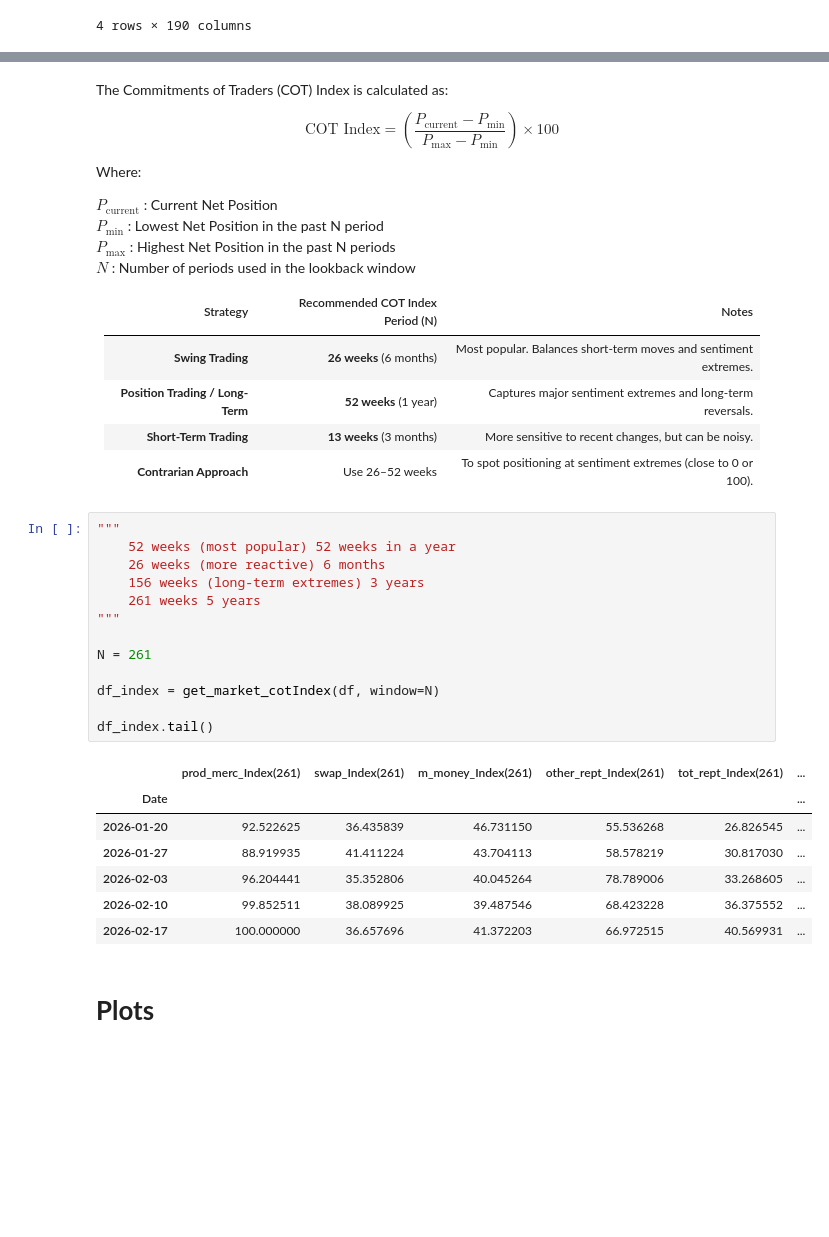
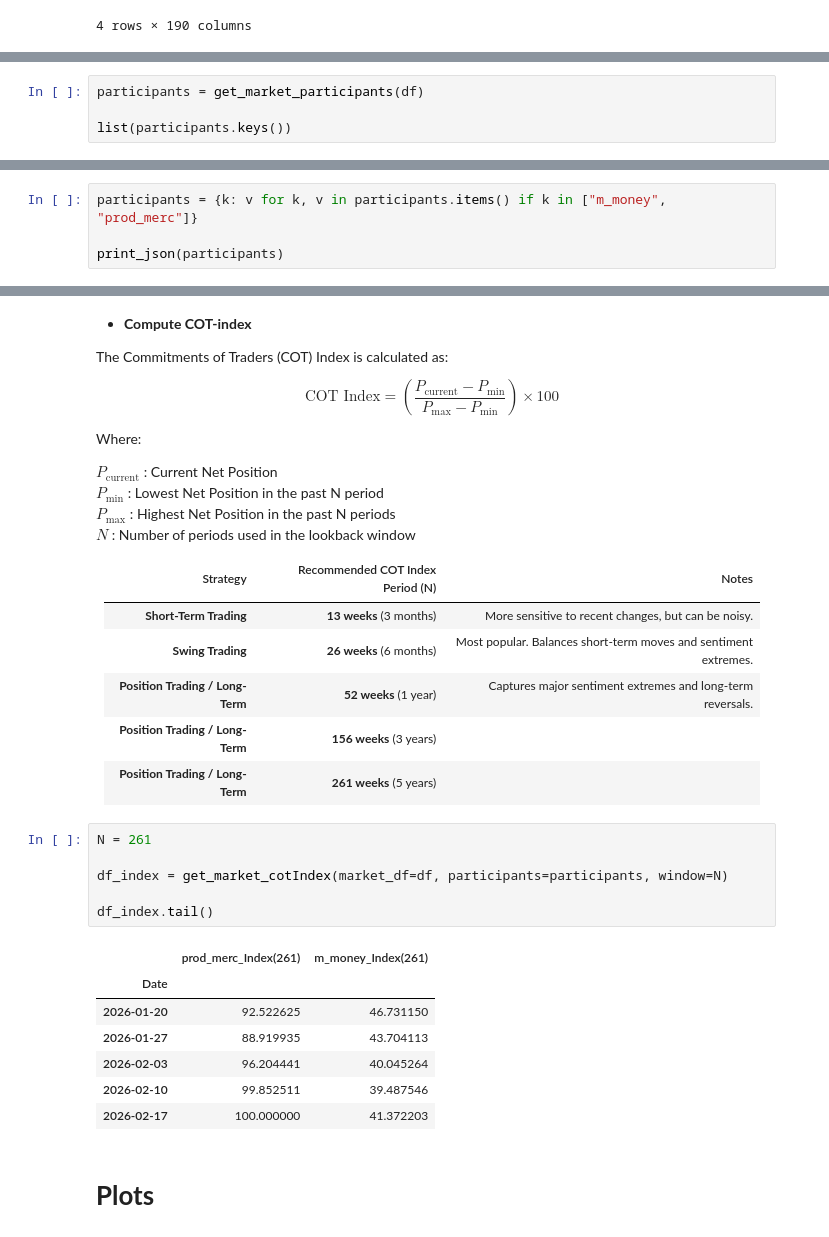
Before and after one commit to mod7ex/COT-analysis, a Jupyter notebook: analysis/cot-index.ipynb, the cells around one changed output, grey strips where cells are left out. Cells and saved outputs as stored; diff of their text form; blank space fills up the shorter version.

```diff
--- a/analysis/cot-index.ipynb
+++ b/analysis/cot-index.ipynb
@@ -35,0 +34,4 @@ df.tail(4)
+# %%
+participants = get_market_participants(df)
+
+list(participants.keys())
@@ -35,0 +40,4 @@ df.tail(4)
+# %%
+participants = {k: v for k, v in participants.items() if k in ["m_money", "prod_merc"]}
+
+print_json(participants)
@@ -36,4 +62,6 @@ df.tail(4)
 # %% [markdown]
+- **Compute COT-index**
+
 The Commitments of Traders (COT) Index is calculated as:
 
 $$
@@ -48,33 +76,27 @@ $ P_{\max} $ :              Highest Net Position in the past  N  periods <br>
 $ N $ :                     Number of periods used in the lookback window
 
 
-| Strategy                         | Recommended COT Index Period (N) | Notes                                                           |
-| -------------------------------- | -------------------------------- | --------------------------------------------------------------- |
-| **Swing Trading**                | **26 weeks** (6 months)          | Most popular. Balances short-term moves and sentiment extremes. |
-| **Position Trading / Long-Term** | **52 weeks** (1 year)            | Captures major sentiment extremes and long-term reversals.      |
-| **Short-Term Trading**           | **13 weeks** (3 months)          | More sensitive to recent changes, but can be noisy.             |
-| **Contrarian Approach**          | Use 26–52 weeks                  | To spot positioning at sentiment extremes (close to 0 or 100).  |
+| Strategy                         | Recommended COT Index Period (N)    | Notes                                                           |
+| -------------------------------- | ------------------------------------| --------------------------------------------------------------- |
+| **Short-Term Trading**           | **13 weeks** (3 months)             | More sensitive to recent changes, but can be noisy.             |
+| **Swing Trading**                | **26 weeks** (6 months)             | Most popular. Balances short-term moves and sentiment extremes. |
+| **Position Trading / Long-Term** | **52 weeks** (1 year)               | Captures major sentiment extremes and long-term reversals.      |
+| **Position Trading / Long-Term** | **156 weeks** (3 years)             ||
+| **Position Trading / Long-Term** | **261 weeks** (5 years)             ||
 # %%
-"""
-    52 weeks (most popular) 52 weeks in a year
-    26 weeks (more reactive) 6 months
-    156 weeks (long-term extremes) 3 years
-    261 weeks 5 years
-"""
-
 N = 261
 
-df_index = get_market_cotIndex(df, window=N)
+df_index = get_market_cotIndex(market_df=df, participants=participants, window=N)
 
 df_index.tail()
 # %% [output]
-|  | prod_merc_Index(261) | swap_Index(261) | m_money_Index(261) | other_rept_Index(261) | tot_rept_Index(261) | ... |
-| Date |  |  |  |  |  | ... |
-| 2026-01-20 | 92.522625 | 36.435839 | 46.731150 | 55.536268 | 26.826545 | ... |
-| 2026-01-27 | 88.919935 | 41.411224 | 43.704113 | 58.578219 | 30.817030 | ... |
-| 2026-02-03 | 96.204441 | 35.352806 | 40.045264 | 78.789006 | 33.268605 | ... |
-| 2026-02-10 | 99.852511 | 38.089925 | 39.487546 | 68.423228 | 36.375552 | ... |
-| 2026-02-17 | 100.000000 | 36.657696 | 41.372203 | 66.972515 | 40.569931 | ... |
+|  | prod_merc_Index(261) | m_money_Index(261) |
+| Date |  |  |
+| 2026-01-20 | 92.522625 | 46.731150 |
+| 2026-01-27 | 88.919935 | 43.704113 |
+| 2026-02-03 | 96.204441 | 40.045264 |
+| 2026-02-10 | 99.852511 | 39.487546 |
+| 2026-02-17 | 100.000000 | 41.372203 |
 # %% [markdown]
 # **Plots**
 # %% [markdown]
```
Also changed, not shown: parts of 4 cells of this notebook, 8 other files.
